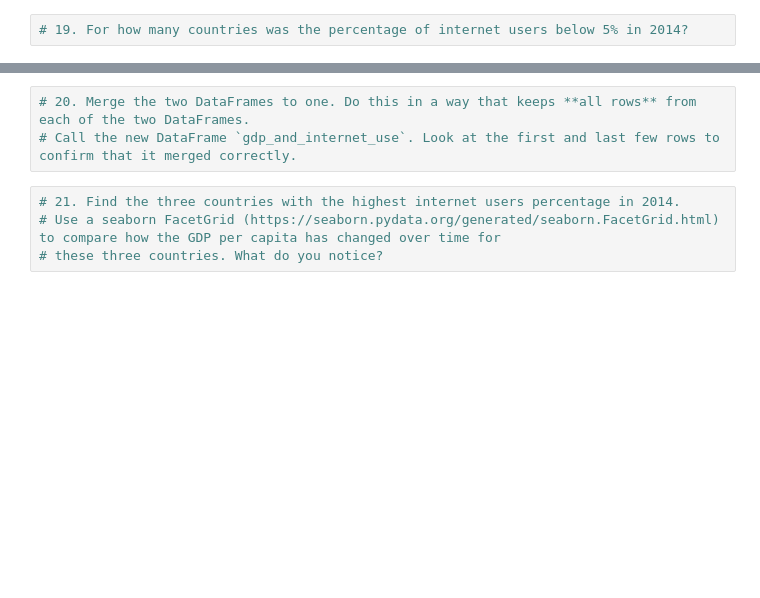
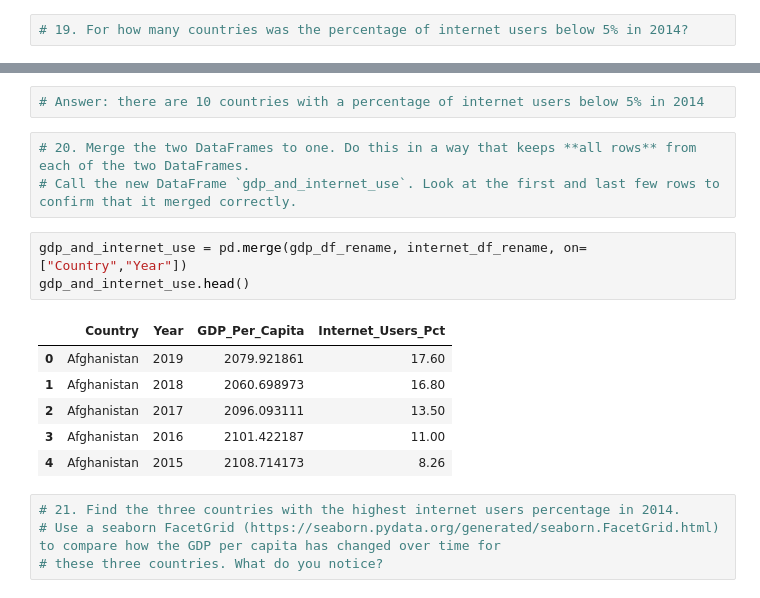
Before and after one commit to NSS-Data-Analytics-Cohort-12/un-python-HaylieCannon, a Jupyter notebook: notebooks/unproject.ipynb, the cells around one changed output, grey strips where cells are left out. Drawn from its saved outputs; the diff is of its cells as text; blank space fills up the shorter version.

```diff
--- a/notebooks/unproject.ipynb
+++ b/notebooks/unproject.ipynb
@@ -396,6 +480,18 @@ internet_df_rename.count()
+# %%
+# Answer: there are 10 countries with a percentage of internet users below 5% in 2014
 # %%
 # 20. Merge the two DataFrames to one. Do this in a way that keeps **all rows** from each of the two DataFrames.
 # Call the new DataFrame `gdp_and_internet_use`. Look at the first and last few rows to confirm that it merged correctly.
+# %%
+gdp_and_internet_use = pd.merge(gdp_df_rename, internet_df_rename, on=["Country","Year"])
+gdp_and_internet_use.head()
+# %% [output]
+|  | Country | Year | GDP_Per_Capita | Internet_Users_Pct |
+| 0 | Afghanistan | 2019 | 2079.921861 | 17.60 |
+| 1 | Afghanistan | 2018 | 2060.698973 | 16.80 |
+| 2 | Afghanistan | 2017 | 2096.093111 | 13.50 |
+| 3 | Afghanistan | 2016 | 2101.422187 | 11.00 |
+| 4 | Afghanistan | 2015 | 2108.714173 | 8.26 |
 # %%
 # 21. Find the three countries with the highest internet users percentage in 2014.
 # Use a seaborn FacetGrid (https://seaborn.pydata.org/generated/seaborn.FacetGrid.html) to compare how the GDP per capita has changed over time for
```
Also changed, not shown: parts of 15 cells of this notebook.
